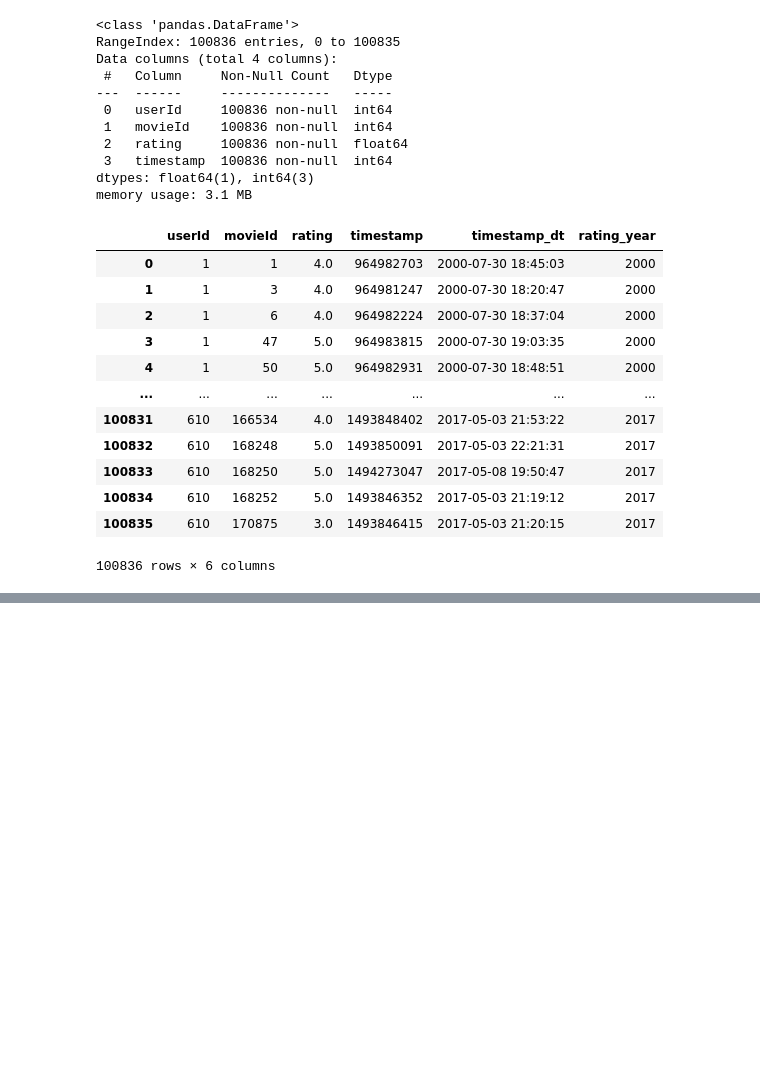
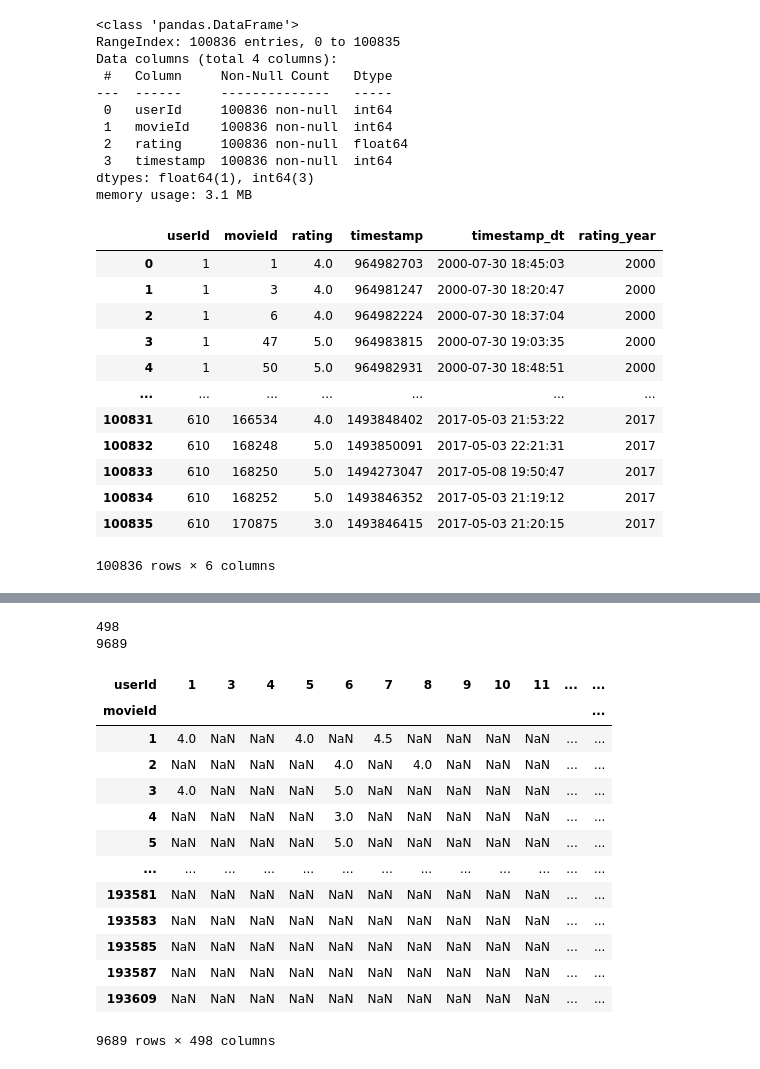
Before and after one commit to saadaliasghar1045-ops/Movie_recommender-Hybrid-, a Jupyter notebook: src/notebooks/cleaning.ipynb, the cells around one changed output, grey strips where cells are left out. Drawn from its saved outputs; the diff is of its cells as text; code cells hidden in the pictures; blank space fills up the shorter version.

Commit message:
day 2 task completed : collaborative filtering data set prepared

```diff
--- a/src/notebooks/cleaning.ipynb
+++ b/src/notebooks/cleaning.ipynb
@@ -241,0 +244,2 @@ popular_movies_final.to_csv(r'..\datasets\new_data_sets\popular_movies.csv',inde
+# %%
+colab_filt_df = ratings.copy()
@@ -241,0 +266,8 @@ popular_movies_final.to_csv(r'..\datasets\new_data_sets\popular_movies.csv',inde
+# %%
+# Getting only those users who have rated at least 30 movies
+x = colab_filt_df.groupby('userId')['rating'].count() > 30
+# choosing users that specify the above condition and getting there id
+filtered_users = x[x].index
+# %%
+# now consider only filtered_users in ratings frame
+filtered_ratings = ratings[ratings['userId'].isin(filtered_users)]
@@ -241,0 +290,30 @@ popular_movies_final.to_csv(r'..\datasets\new_data_sets\popular_movies.csv',inde
+# %%
+print(filtered_ratings['userId'].nunique())
+print(filtered_ratings['movieId'].nunique())
+# %% [output]
+498
+9689
+# %%
+# so we left with 498 users who rated over 9689
+# Now we create our final collaborative filtering data frame
+
+"""
+Below function work like it place the movieId.unique() in first column and for every userId.unque() it create a column and the values of that columns are the rating the user provided to that movie
+
+"""
+filtered_ratings.pivot_table(index = 'movieId',columns='userId',values='rating')
+# %% [output]
+| userId | 1 | 3 | 4 | 5 | 6 | 7 | 8 | 9 | 10 | 11 | ... | ... |
+| movieId |  |  |  |  |  |  |  |  |  |  |  | ... |
+| 1 | 4.0 | NaN | NaN | 4.0 | NaN | 4.5 | NaN | NaN | NaN | NaN | ... | ... |
+| 2 | NaN | NaN | NaN | NaN | 4.0 | NaN | 4.0 | NaN | NaN | NaN | ... | ... |
+| 3 | 4.0 | NaN | NaN | NaN | 5.0 | NaN | NaN | NaN | NaN | NaN | ... | ... |
+| 4 | NaN | NaN | NaN | NaN | 3.0 | NaN | NaN | NaN | NaN | NaN | ... | ... |
+| 5 | NaN | NaN | NaN | NaN | 5.0 | NaN | NaN | NaN | NaN | NaN | ... | ... |
+| ... | ... | ... | ... | ... | ... | ... | ... | ... | ... | ... | ... | ... |
+| 193581 | NaN | NaN | NaN | NaN | NaN | NaN | NaN | NaN | NaN | NaN | ... | ... |
+| 193583 | NaN | NaN | NaN | NaN | NaN | NaN | NaN | NaN | NaN | NaN | ... | ... |
+| 193585 | NaN | NaN | NaN | NaN | NaN | NaN | NaN | NaN | NaN | NaN | ... | ... |
+| 193587 | NaN | NaN | NaN | NaN | NaN | NaN | NaN | NaN | NaN | NaN | ... | ... |
+| 193609 | NaN | NaN | NaN | NaN | NaN | NaN | NaN | NaN | NaN | NaN | ... | ... |
+9689 rows × 498 columns
```
Also changed, not shown: parts of 5 cells of this notebook.
